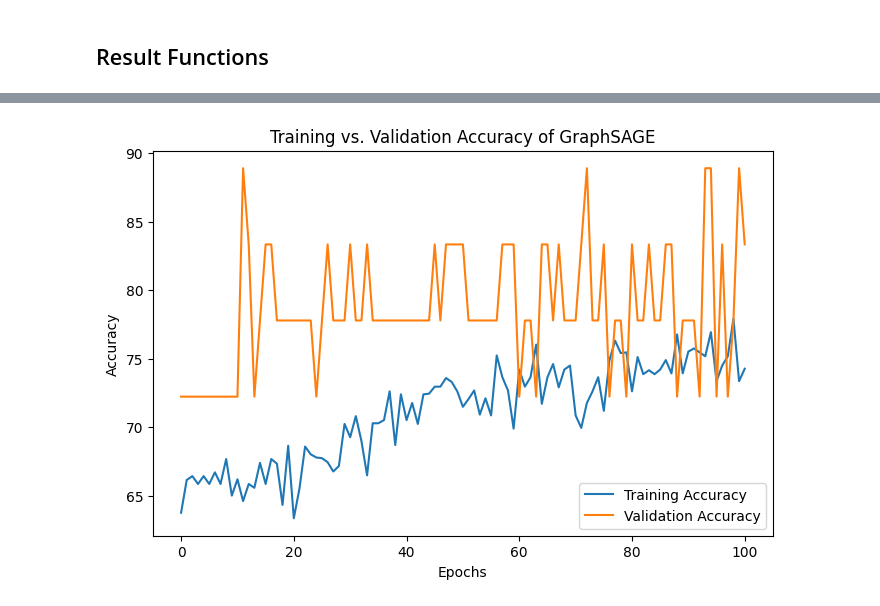
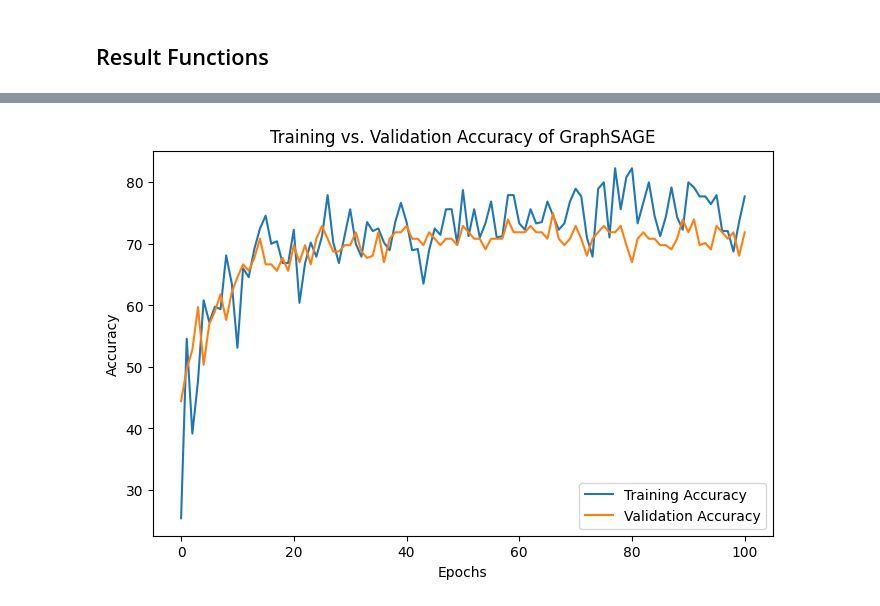
Before and after one commit to AmazingK2k3/Over_Squashing_GNNs, a Jupyter notebook: MUTAG_GraphSAGE.ipynb, the cells around one changed output, grey strips where cells are left out. Drawn from its saved outputs; the diff is of its cells as text; code cells hidden in the pictures.

```diff
--- a/MUTAG_GraphSAGE.ipynb
+++ b/MUTAG_GraphSAGE.ipynb
@@ -76,7 +73,7 @@ y (torch.Tensor, optional) – Graph-level or node-level ground-truth labels wit
 # %%
 from torch_geometric.datasets import TUDataset
 
-mutag = TUDataset(root = '/content/drive/MyDrive/Mutag', name = 'MUTAG')
+mutag = TUDataset(root = 'Over_Squashing_GNNs/data/Mutag', name = 'MUTAG')
 print("len:", len(mutag))
 print("num_classes:", mutag.num_classes)
 print("num_node_features:", mutag.num_node_features)
@@ -302,10 +350,30 @@ class GraphSAGE(torch.nn.Module):
         return torch.sigmoid(x)
 # %% [markdown]
 ## Loader Function
-# %%
-def loader(batch_size):
-  train_loader = DataLoader(train_data, batch_size = batch_size, shuffle = True)
-  val_loader = DataLoader(val_data, batch_size = batch_size, shuffle = True)
-  test_loader = DataLoader(test_data, batch_size = 1 , shuffle = True)
-
-  return train_loader, val_loader, test_loader
+# %%
+def split_data(data, train_size=0.8, val_size=0.1, random_state=42):
+    # Convert to list if not already
+    data = list(data)
+
+    # First split: separate training set
+    temp_data, test_data = train_test_split(
+        data,
+        test_size=(1-train_size),
+        random_state=random_state,
+        shuffle=True,
+        stratify=[d.y for d in data]
+    )
+
+    # Second split: separate validation from test
+    # Calculate relative validation size
+    relative_val_size = val_size / (1-train_size)
+    train_data, val_data = train_test_split(
+        temp_data,
+        test_size=relative_val_size,
+        random_state=random_state,
+        shuffle=True,
+        stratify=[d.y for d in temp_data]
+
+    )
+
+    return train_data, val_data, test_data
@@ -490,11 +610,14 @@ def accuracy(pred_y, y):
 # Check if the best model is the one that is being returned.
 # Perform all three experiments with the learning rate set to 0.01
 # %%
+
+
+
 batch_size = 32
-train_loader, val_loader, test_loader = loader(batch_size = batch_size)
+train_loader, val_loader, test_loader = loader(mutag, batch_size = batch_size)
 sage  = GraphSAGE(dim_h = 128).to(device)
 model = sage
-model, train_acc, val_acc, epochs = train(model, train_loader, lr = 0.001, epochs = 100, i = 1)
+model, train_acc, val_acc, epochs = train_1(model, train_loader, lr = 0.0001, epochs = 100, i = 1)
 test_loss, test_acc = test(model, test_loader)
 
 
@@ -521 +644 @@ Epoch 100 | Train Loss: 0.52 | Train Acc: 74.26% | Val Loss: 0.41 | Val Acc: 83.
-[figure, old version]
+[figure, new version]
```
Also changed, not shown: parts of 31 cells of this notebook, 24 other files.
